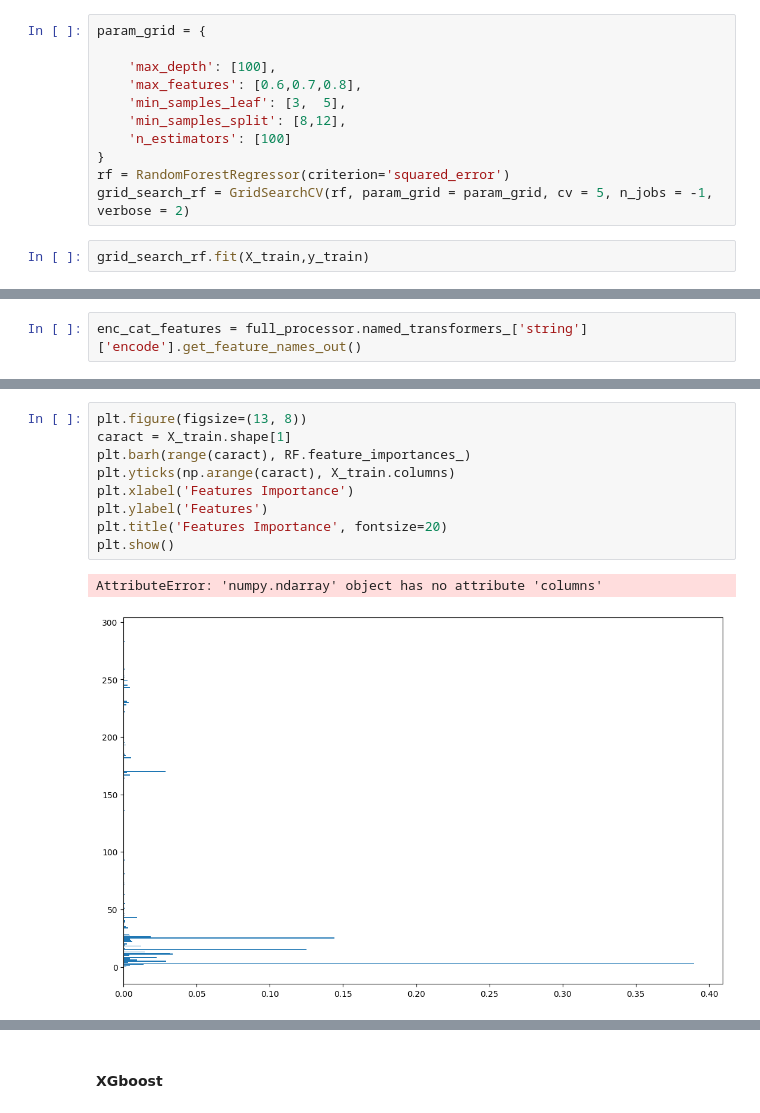
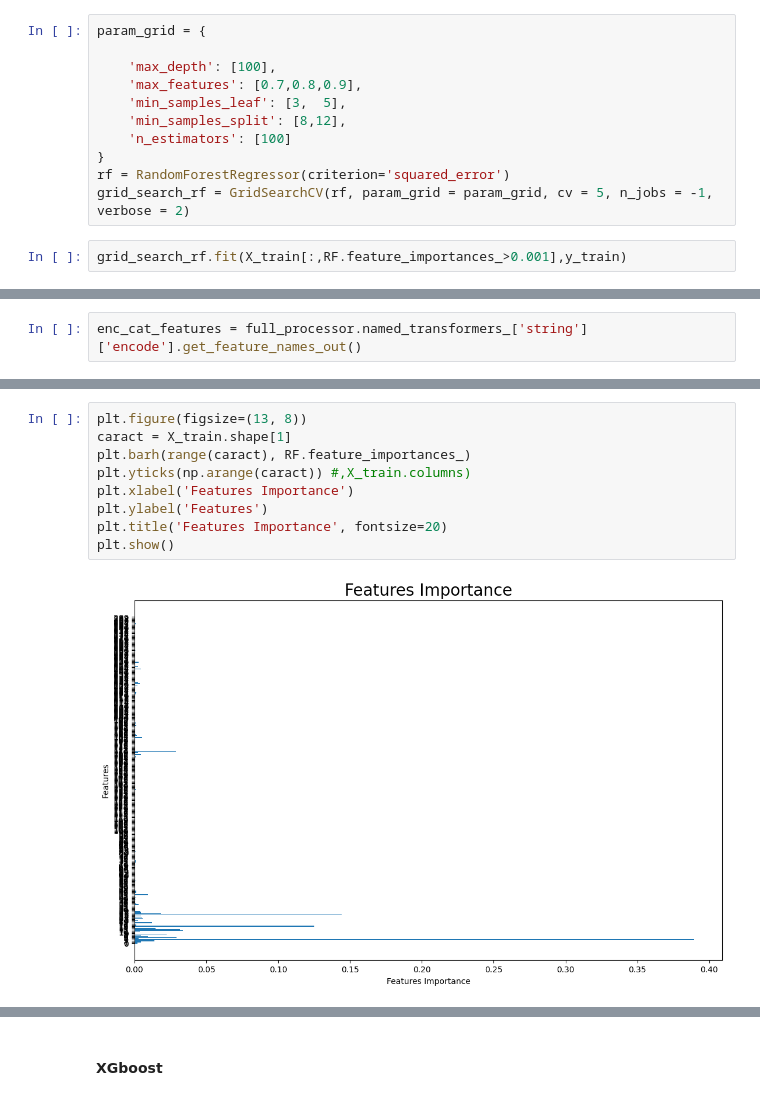
Before and after one commit to moniakq/house_prices, a Jupyter notebook: feature_eng.ipynb, the cells around one changed output, grey strips where cells are left out. Drawn from its saved outputs; the diff is of its cells as text.

```diff
--- a/feature_eng.ipynb
+++ b/feature_eng.ipynb
@@ -393,7 +393,7 @@ from sklearn.ensemble import RandomForestRegressor
 param_grid = {
 
     'max_depth': [100],
-    'max_features': [0.6,0.7,0.8],
+    'max_features': [0.7,0.8,0.9],
     'min_samples_leaf': [3,  5],
     'min_samples_split': [8,12],
     'n_estimators': [100]
@@ -401,6 +401,6 @@ param_grid = {
 rf = RandomForestRegressor(criterion='squared_error')
 grid_search_rf = GridSearchCV(rf, param_grid = param_grid, cv = 5, n_jobs = -1, verbose = 2)
 # %%
-grid_search_rf.fit(X_train,y_train)
+grid_search_rf.fit(X_train[:,RF.feature_importances_>0.001],y_train)
 # %% [output]
 Fitting 5 folds for each of 12 candidates, totalling 60 fits
@@ -474,12 +474,11 @@ array([1.91879100e-03, 4.48059011e-03, 1.38011041e-02, 3.89693254e-01,
 # %%
 plt.figure(figsize=(13, 8))
 caract = X_train.shape[1]
 plt.barh(range(caract), RF.feature_importances_)
-plt.yticks(np.arange(caract), X_train.columns)
+plt.yticks(np.arange(caract)) #,X_train.columns)
 plt.xlabel('Features Importance')
 plt.ylabel('Features')
 plt.title('Features Importance', fontsize=20)
 plt.show()
 # %% [output]
-AttributeError: 'numpy.ndarray' object has no attribute 'columns'
-[figure, old version]
+[figure, new version]
```
Also changed, not shown: parts of 23 cells of this notebook.
